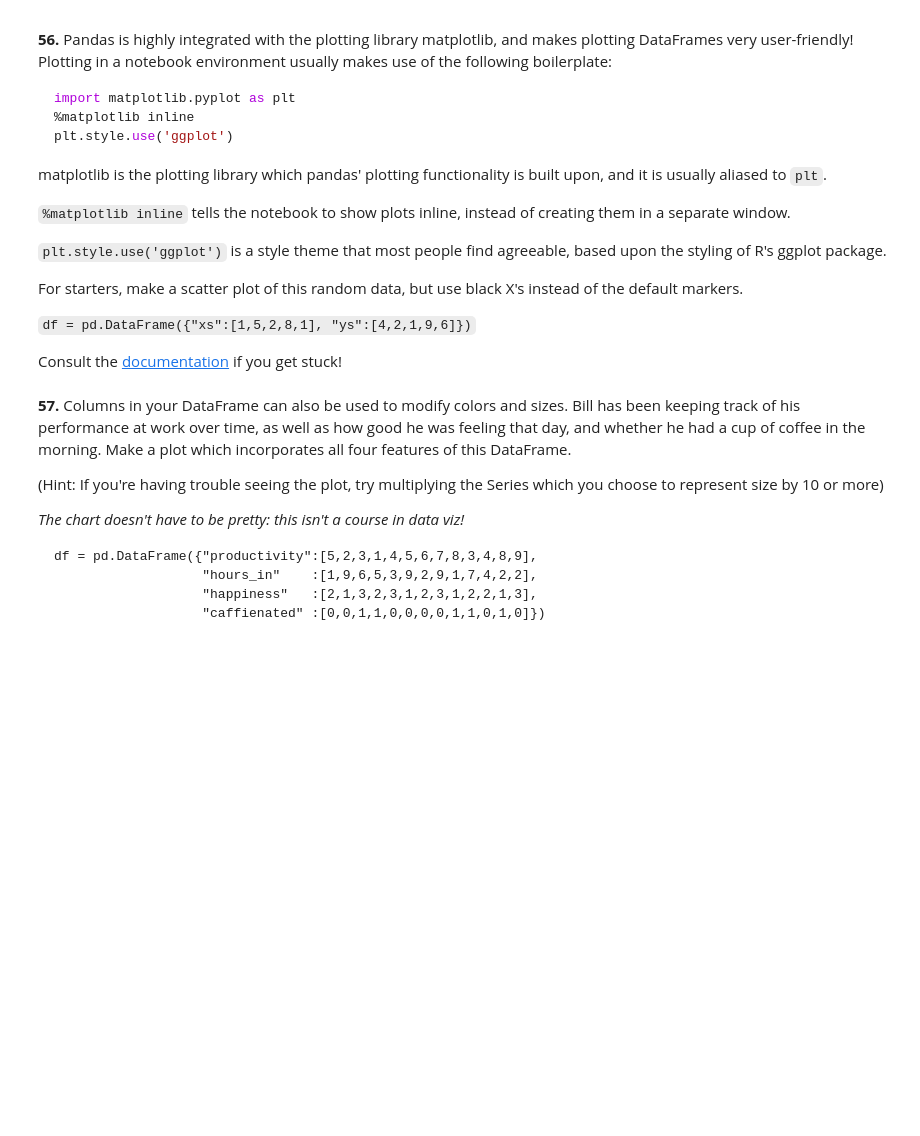
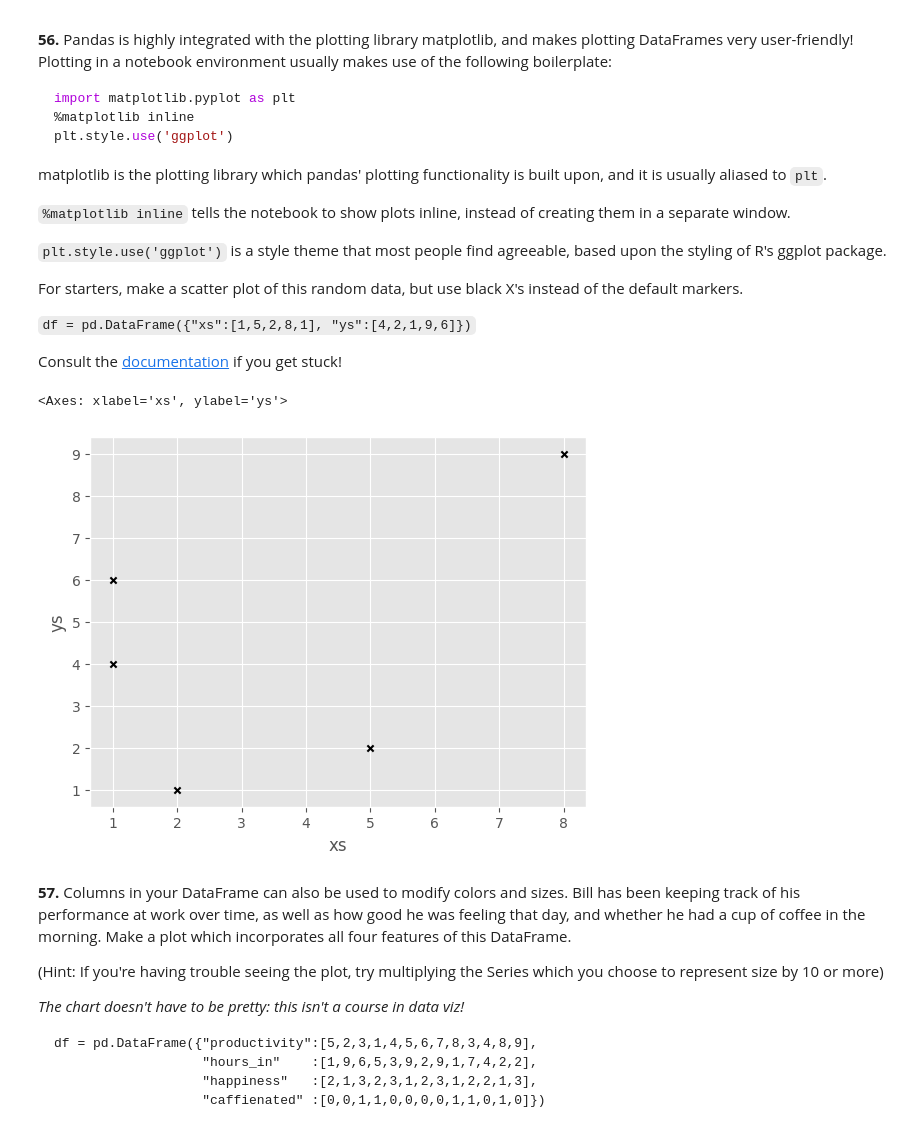
Before and after one commit to j2356681836-stack/colab-notebooks, a Jupyter notebook: 100-pandas-puzzles-solution.ipynb, the cells around one changed output. Saved outputs shown, nothing was run; the diff lists cells and outputs as text; code cells hidden in the pictures; blank space fills up the shorter version.

````diff
--- a/100-pandas-puzzles-solution.ipynb
+++ b/100-pandas-puzzles-solution.ipynb
@@ -1165,6 +1180,31 @@ For starters, make a scatter plot of this random data, but use black X's instead
 ```df = pd.DataFrame({"xs":[1,5,2,8,1], "ys":[4,2,1,9,6]})```
 
 Consult the [documentation](https://pandas.pydata.org/pandas-docs/stable/generated/pandas.DataFrame.plot.html) if you get stuck!
+# %%
+# import matplotlib.pyplot as plt：
+#   作用：导入最常用的绘图库 Matplotlib。
+#   习惯：全行业通用简写为 plt。
+import matplotlib.pyplot as plt
+
+# %matplotlib inline：
+#   作用：这是一个“魔法命令”。它告诉 Jupyter Notebook 直接在代码单元格下方显示图形，而不是弹出一个独立的窗口。
+%matplotlib inline
+
+# plt.style.use('ggplot')：
+#   作用：设置绘图风格。
+#   特点：ggplot 风格源自经典的 R 语言绘图包，具有灰色的网格背景和现代感的配色，非常美观。
+plt.style.use('ggplot')
+
+df = pd.DataFrame({"xs":[1,5,2,8,1], "ys":[4,2,1,9,6]})
+
+# .scatter：散点图
+# x='xs', y='ys'：指定哪一列作为横轴，哪一列作为纵轴。
+# color='black'：设置点的颜色为黑色。
+# marker='x'：设置点的形状。在Matplotlib中，不同的字符代表不同的形状
+df.plot.scatter('xs','ys',color = 'black', marker='x')
+# %% [output]
+<Axes: xlabel='xs', ylabel='ys'>
+[figure, added]
 # %% [markdown]
 **57.** Columns in your DataFrame can also be used to modify colors and sizes.  Bill has been keeping track of his performance at work over time, as well as how good he was feeling that day, and whether he had a cup of coffee in the morning.  Make a plot which incorporates all four features of this DataFrame.
 
````
Also changed, not shown: parts of 26 cells of this notebook.
